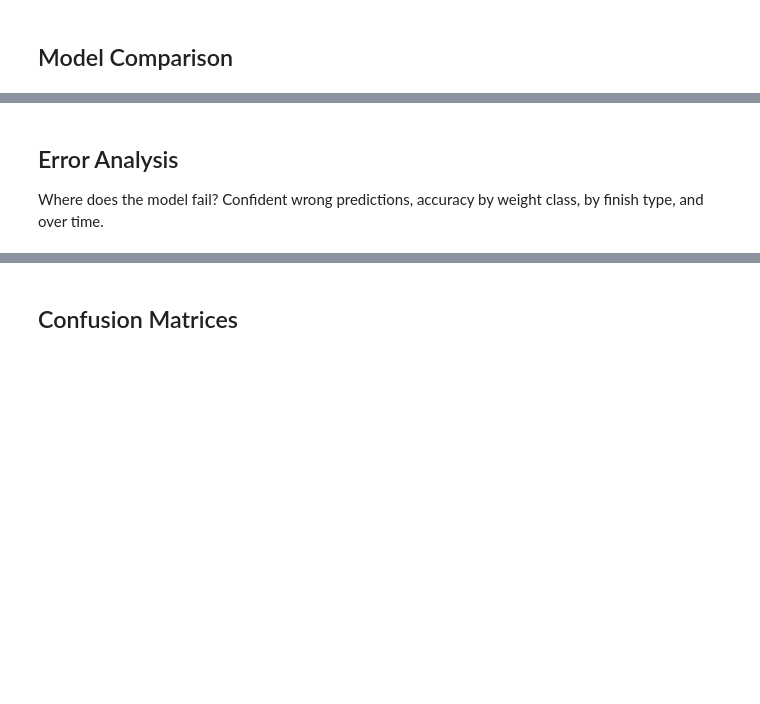
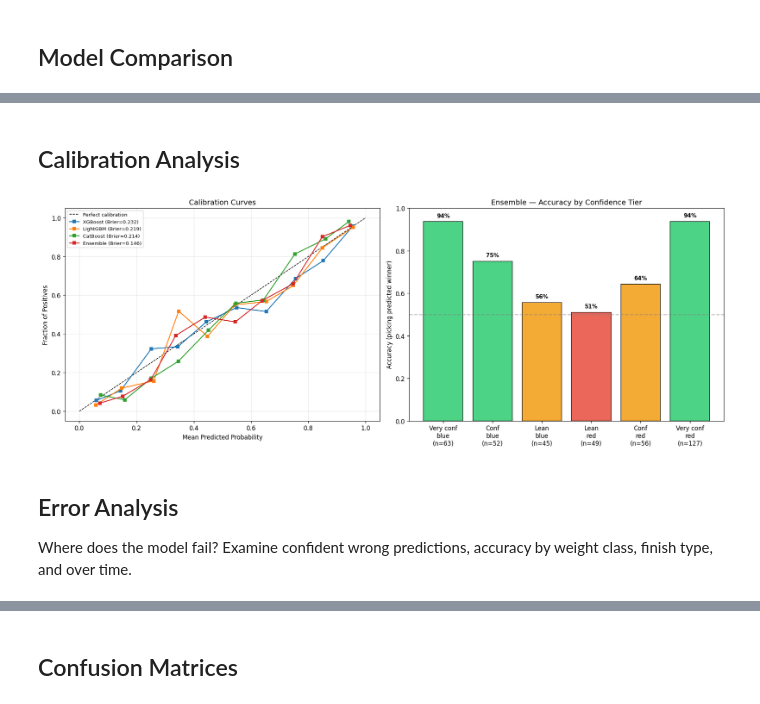
Before and after one commit to sandersont/UFCML, a Jupyter notebook: notebooks/05_modeling.ipynb, the cells around one changed output, grey strips where cells are left out. Cells and saved outputs as stored; diff of their text form; code cells hidden in the pictures; blank space fills up the shorter version.

```diff
--- a/notebooks/05_modeling.ipynb
+++ b/notebooks/05_modeling.ipynb
@@ -663,4 +593,66 @@ Profile impact: +0.112
+# %% [markdown]
+## Calibration Analysis
+# %%
+fig, axes = plt.subplots(1, 2, figsize=(16, 6))
+
+# ── Calibration curves ──
+ax = axes[0]
+ax.plot([0, 1], [0, 1], 'k--', lw=1, label='Perfect calibration')
+
+for name in ['XGBoost', 'LightGBM', 'CatBoost', 'Ensemble']:
+    prob = all_results[name]['y_prob']
+    brier = all_results[name]['test']['brier']
+    prob_true, prob_pred = calibration_curve(y_test, prob, n_bins=10, strategy='uniform')
+    ax.plot(prob_pred, prob_true, 's-', label=f"{name} (Brier={brier:.3f})", markersize=5)
+
+ax.set_xlabel('Mean Predicted Probability')
+ax.set_ylabel('Fraction of Positives')
+ax.set_title('Calibration Curves')
+ax.legend(fontsize=8)
+ax.grid(True, alpha=0.3)
+
+# ── Confidence tier accuracy ──
+ax = axes[1]
+
+buckets = [
+    (0.0,  0.20, 'Very conf\nblue'),
+    (0.20, 0.35, 'Conf\nblue'),
+    (0.35, 0.50, 'Lean\nblue'),
+    (0.50, 0.65, 'Lean\nred'),
+    (0.65, 0.80, 'Conf\nred'),
+    (0.80, 1.01, 'Very conf\nred'),
+]
+
+labels, accs, counts = [], [], []
+for lo, hi, label in buckets:
+    mask = (ens_prob >= lo) & (ens_prob < hi)
+    n = mask.sum()
+    if n > 0:
+        if lo < 0.5:
+            acc = 1 - y_test[mask].mean()  # blue predicted, so accuracy = blue win rate
+        else:
+            acc = y_test[mask].mean()  # red predicted, so accuracy = red win rate
+        labels.append(f"{label}\n(n={n})")
+        accs.append(acc)
+        counts.append(n)
+
+colors = ['#e74c3c' if a < 0.55 else '#f39c12' if a < 0.65 else '#27ae60' if a < 0.75 else '#2ecc71'
+          for a in accs]
+bars = ax.bar(labels, accs, color=colors, edgecolor='black', alpha=0.85)
+ax.axhline(0.5, color='gray', ls='--', alpha=0.5)
+ax.set_ylabel('Accuracy (picking predicted winner)')
+ax.set_title('Ensemble — Accuracy by Confidence Tier')
+ax.set_ylim(0, 1.0)
+for i, (a, n) in enumerate(zip(accs, counts)):
+    ax.text(i, a + 0.02, f"{a:.0%}", ha='center', fontsize=9, fontweight='bold')
+
+plt.tight_layout()
+plt.savefig(DATA / 'calibration_curves.png', dpi=150, bbox_inches='tight')
+plt.show()
+# %% [output]
+[figure, added]
 # %% [markdown]
 ## Error Analysis
-Where does the model fail? Confident wrong predictions, accuracy by weight class,
-by finish type, and over time.
+
+Where does the model fail? Examine confident wrong predictions, accuracy by
+weight class, finish type, and over time.
```
Also changed, not shown: parts of 48 cells of this notebook, 22 other files.
